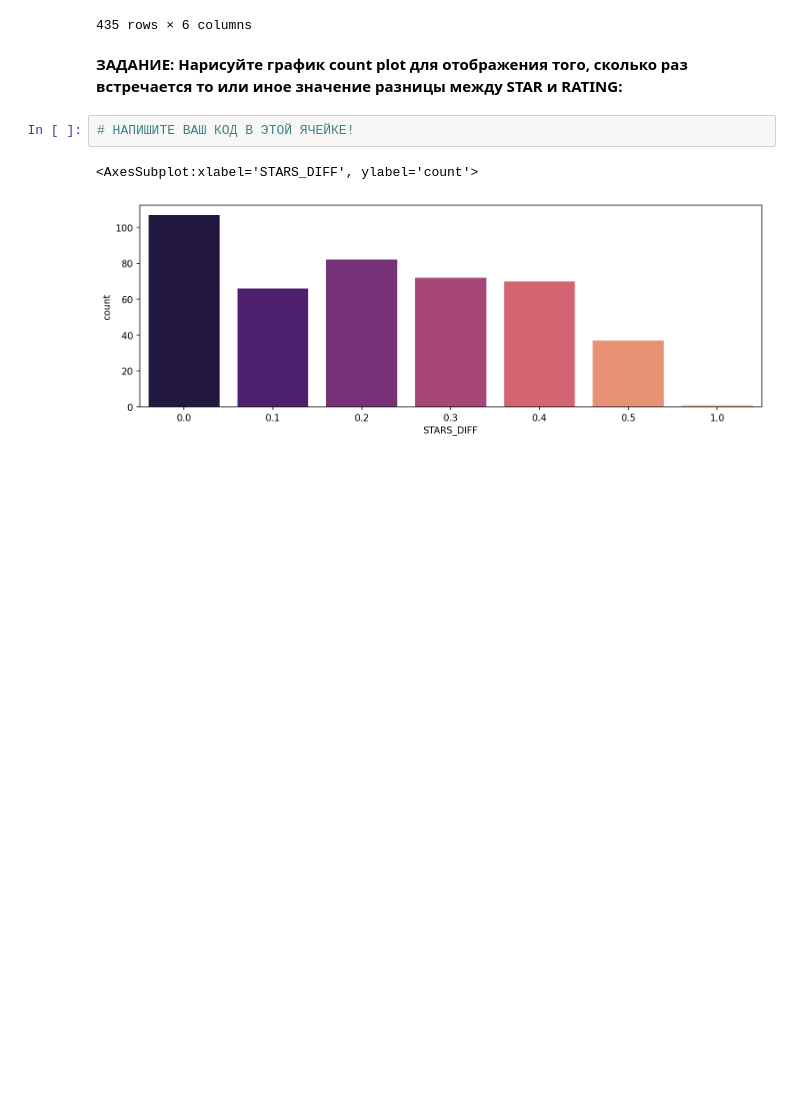
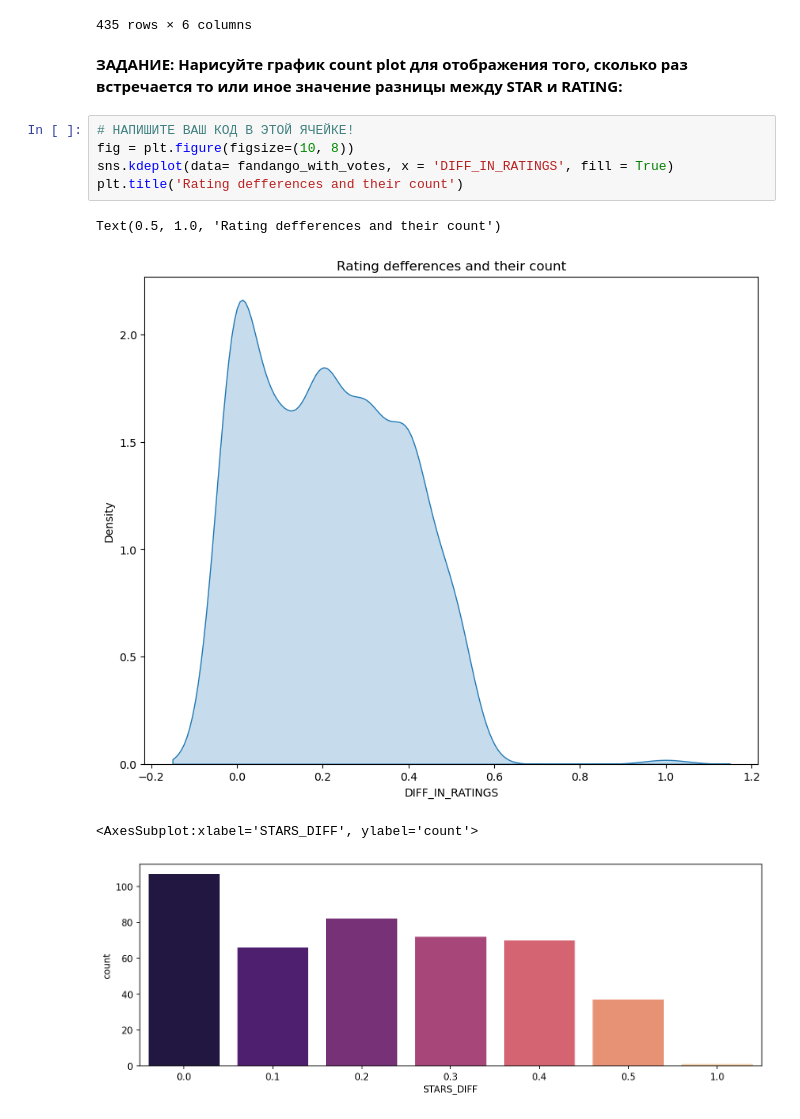
Before and after one commit to Azernem/Data_Science, a Jupyter notebook: NOTEBOOKS/06-Capstone-Project/00-Capstone-Project.ipynb, the cells around one changed output. Drawn from its saved outputs; the diff is of its cells as text; blank space fills up the shorter version.

```diff
--- a/NOTEBOOKS/06-Capstone-Project/00-Capstone-Project.ipynb
+++ b/NOTEBOOKS/06-Capstone-Project/00-Capstone-Project.ipynb
@@ -359,8 +320,14 @@ np.float64(0.21172413793103448)
 435 rows × 6 columns
 # %% [markdown]
 **ЗАДАНИЕ: Нарисуйте график count plot для отображения того, сколько раз встречается то или иное значение разницы между STAR и RATING:**
-# %%
-# НАПИШИТЕ ВАШ КОД В ЭТОЙ ЯЧЕЙКЕ!
+# %%
+# НАПИШИТЕ ВАШ КОД В ЭТОЙ ЯЧЕЙКЕ!
+fig = plt.figure(figsize=(10, 8))
+sns.kdeplot(data= fandango_with_votes, x = 'DIFF_IN_RATINGS', fill = True)
+plt.title('Rating defferences and their count')
+# %% [output]
+Text(0.5, 1.0, 'Rating defferences and their count')
+[figure, added]
 # %%
 # %% [output]
 <AxesSubplot:xlabel='STARS_DIFF', ylabel='count'>
```
Also changed, not shown: parts of 65 cells of this notebook.
